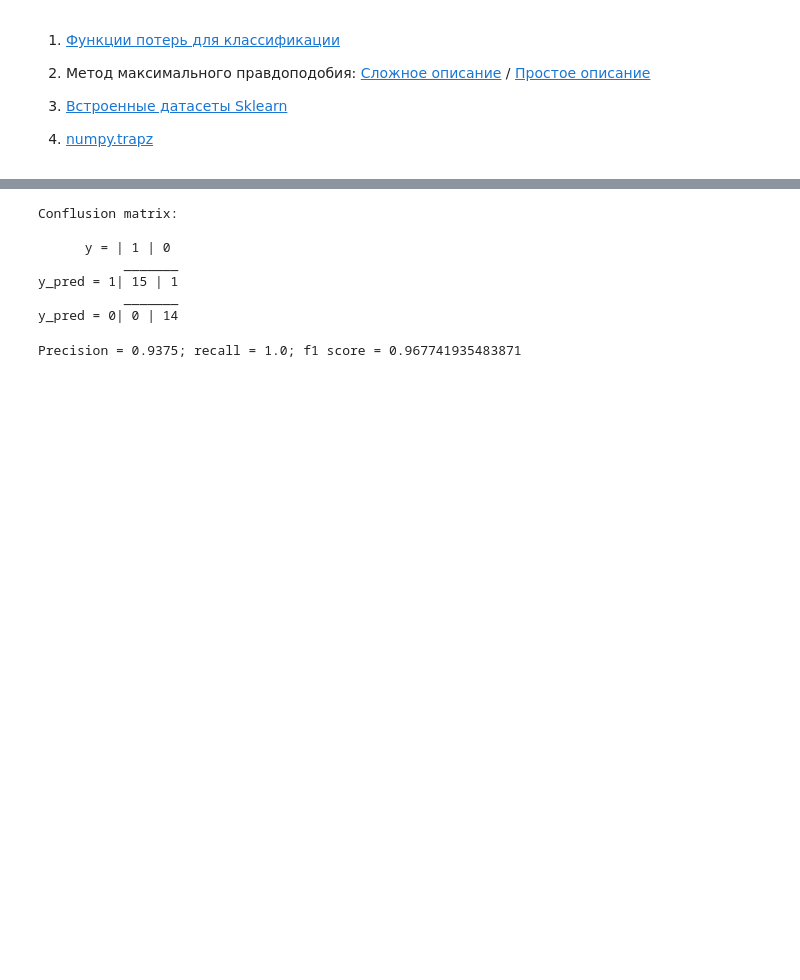
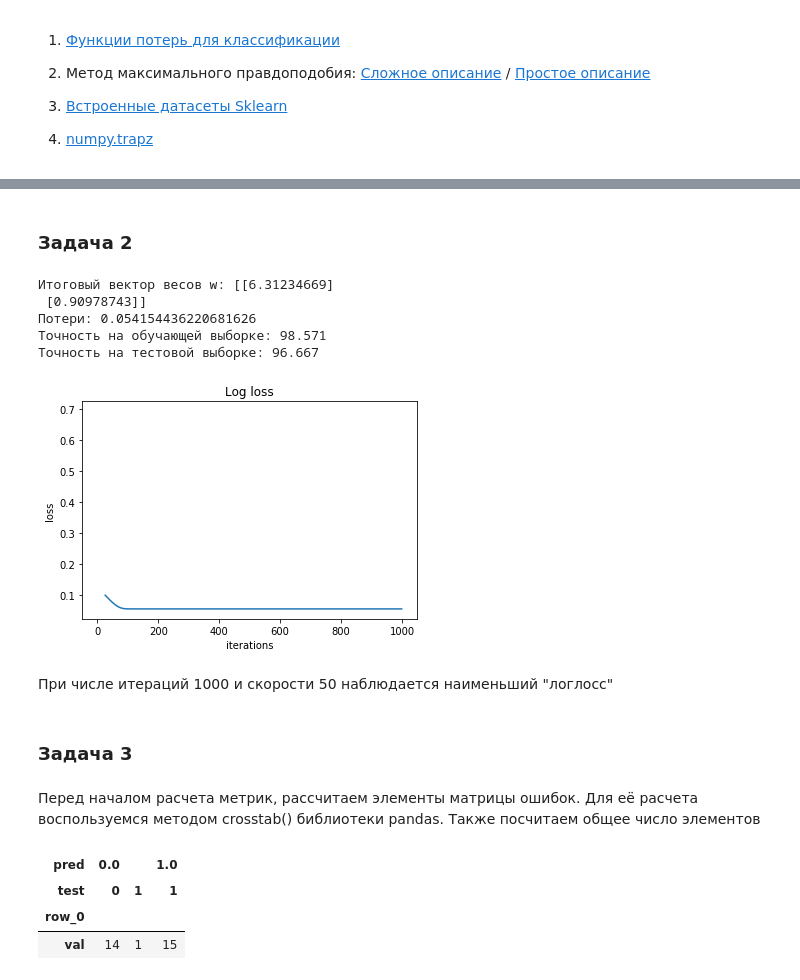
Before and after one commit to SeredinGs/algorithms, a Jupyter notebook: lession3/Lesson_3_practice.ipynb, the cells around one changed output, grey strips where cells are left out. Drawn from its saved outputs; the diff is of its cells as text; code cells hidden in the pictures; blank space fills up the shorter version.

```diff
--- a/lession3/Lesson3_practice_solution.ipynb
+++ b/lession3/Lesson_3_practice.ipynb
@@ -570,9 +555,0 @@ def log_loss(w, X, y):
-# %%
-def optimize(w, X, y, n_iterations, eta):
-#     потери будем записывать в список для отображения в виде графика
-    losses = []
-    for i in range(n_iterations):
-        loss, grad = log_loss(w, X, y)
-        w = w - eta * grad
-        losses.append(loss)
-    return w, losses
@@ -624,10 +555,0 @@ def confusion_matrix(y, y_pred):
-# %%
-TP, TN, FP, FN = confusion_matrix(y_predicted_test, y_test_tr)
-# %% [output]
-Conflusion matrix:
-
-      y = | 1 | 0
-           _______
-y_pred = 1| 15 | 1
-           _______
-y_pred = 0| 0 | 14
@@ -643,7 +556,41 @@ def f1_score (p, r):
-# %%
-p = precision(TP, FP)
-r = recall(TP,FN)
-f1 = f1_score(p, r)
-print (f'Precision = {p}; recall = {r}; f1 score = {f1}')
-# %% [output]
-Precision = 0.9375; recall = 1.0; f1 score = 0.967741935483871
+# %% [markdown]
+### Задача 2
+# %%
+# иницилизируем начальный вектор весов
+w0 = np.zeros((X_train_tr.shape[0], 1))
+
+n_iterations = 1000
+eta = 50
+
+w, losses = optimize(w0, X_train_tr, y_train_tr, n_iterations, eta)
+
+y_predicted_test = predict(w, X_test_tr)
+y_predicted_train = predict(w, X_train_tr)
+
+# В качестве меры точности возьмем долю правильных ответов
+train_accuracy = 100.0 - np.mean(np.abs(y_predicted_train - y_train_tr)*100.0)
+test_accuracy = 100.0 - np.mean(np.abs(y_predicted_test-y_test_tr)*100.0)
+
+print(f"Итоговый вектор весов w: {w}")
+print(f"Потери: {losses[-1]}")
+print(f"Точность на обучающей выборке: {train_accuracy:.3f}")
+print(f"Точность на тестовой выборке: {test_accuracy:.3f}")
+# %% [output]
+Итоговый вектор весов w: [[6.31234669]
+ [0.90978743]]
+Потери: 0.054154436220681626
+Точность на обучающей выборке: 98.571
+Точность на тестовой выборке: 96.667
+# %%
+plt.title('Log loss')
+plt.xlabel('iterations')
+plt.ylabel('loss')
+plt.plot(range(len(losses)), losses);
+# %% [output]
+[figure, added]
+# %% [markdown]
+При числе итераций 1000 и скорости 50 наблюдается наименьший "логлосс"
+# %% [markdown]
+### Задача 3
+# %% [markdown]
+Перед началом расчета метрик, рассчитаем элементы матрицы ошибок. Для её расчета воспользуемся методом crosstab() библиотеки pandas. Также посчитаем общее число элементов
@@ -649,0 +603,8 @@ Precision = 0.9375; recall = 1.0; f1 score = 0.967741935483871
+# %%
+source = pd.crosstab(index = ['val'], columns=[y_predicted_test[0], y_test_tr[0]], colnames=['pred','test'])
+source
+# %% [output]
+| pred | 0.0 |  | 1.0 |
+| test | 0 | 1 | 1 |
+| row_0 |  |  |  |
+| val | 14 | 1 | 15 |
```
Also changed, not shown: parts of 27 cells of this notebook.
